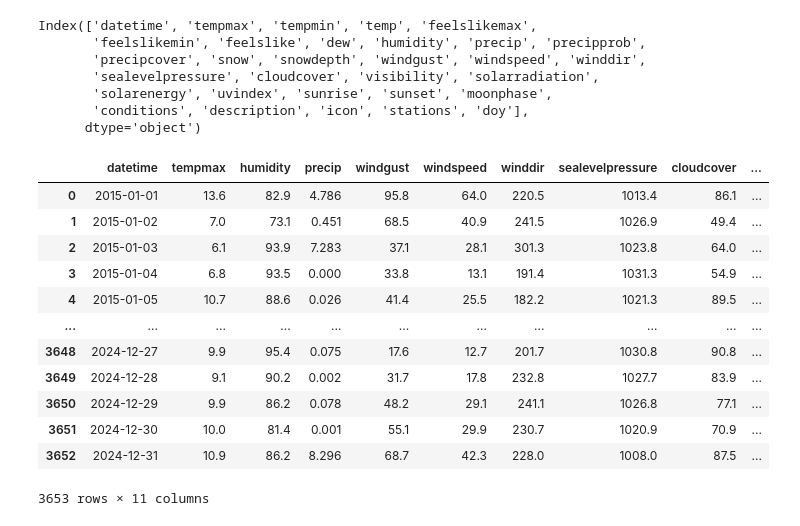
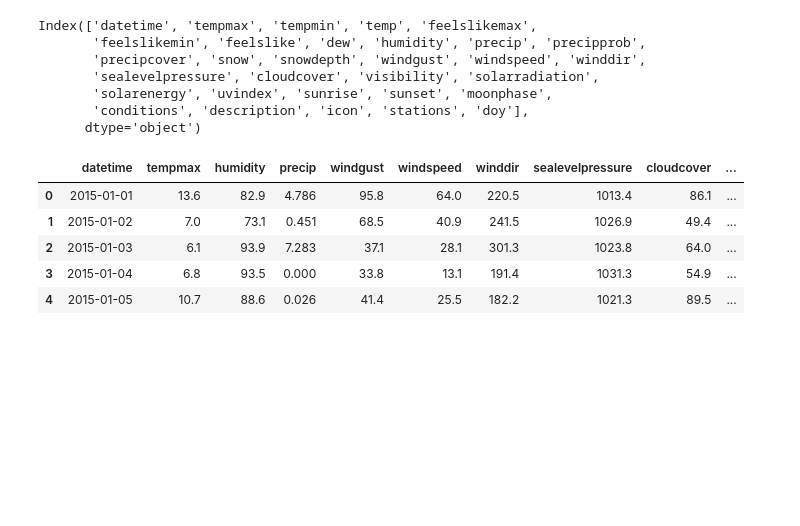
Before and after one commit to eriostre/Solar-Radiation-Forecasting, a Jupyter notebook: Exploratory_data_analysis/feature_selection.ipynb, the cells around one changed output. Drawn from its saved outputs; the diff is of its cells as text; code cells hidden in the pictures; blank space fills up the shorter version.

```diff
--- a/Exploratory_data_analysis/feature_selection.ipynb
+++ b/Exploratory_data_analysis/feature_selection.ipynb
@@ -198,21 +204,14 @@ Index(['datetime', 'tempmax', 'tempmin', 'temp', 'feelslikemax',
 #erasing non-relative features
 df=df.drop(['precipprob','tempmin','temp','feelslikemin', 'feelslike','feelslikemax', 'dew','precipcover', 'snow', 'snowdepth', 'sunrise', 'sunset', 'moonphase','conditions','solarenergy', 'uvindex', 'description', 'icon', 'stations'],axis=1)
 # %%
-df
+df.head()
 # %% [output]
 |  | datetime | tempmax | humidity | precip | windgust | windspeed | winddir | sealevelpressure | cloudcover | ... |
 | 0 | 2015-01-01 | 13.6 | 82.9 | 4.786 | 95.8 | 64.0 | 220.5 | 1013.4 | 86.1 | ... |
 | 1 | 2015-01-02 | 7.0 | 73.1 | 0.451 | 68.5 | 40.9 | 241.5 | 1026.9 | 49.4 | ... |
 | 2 | 2015-01-03 | 6.1 | 93.9 | 7.283 | 37.1 | 28.1 | 301.3 | 1023.8 | 64.0 | ... |
 | 3 | 2015-01-04 | 6.8 | 93.5 | 0.000 | 33.8 | 13.1 | 191.4 | 1031.3 | 54.9 | ... |
 | 4 | 2015-01-05 | 10.7 | 88.6 | 0.026 | 41.4 | 25.5 | 182.2 | 1021.3 | 89.5 | ... |
-| ... | ... | ... | ... | ... | ... | ... | ... | ... | ... | ... |
-| 3648 | 2024-12-27 | 9.9 | 95.4 | 0.075 | 17.6 | 12.7 | 201.7 | 1030.8 | 90.8 | ... |
-| 3649 | 2024-12-28 | 9.1 | 90.2 | 0.002 | 31.7 | 17.8 | 232.8 | 1027.7 | 83.9 | ... |
-| 3650 | 2024-12-29 | 9.9 | 86.2 | 0.078 | 48.2 | 29.1 | 241.1 | 1026.8 | 77.1 | ... |
-| 3651 | 2024-12-30 | 10.0 | 81.4 | 0.001 | 55.1 | 29.9 | 230.7 | 1020.9 | 70.9 | ... |
-| 3652 | 2024-12-31 | 10.9 | 86.2 | 8.296 | 68.7 | 42.3 | 228.0 | 1008.0 | 87.5 | ... |
-3653 rows × 11 columns
 # %%
 # Save DataFrame as a CSV
 df.to_csv("dublin_2015_to_2024_selected.csv", index=False)
```
Also changed, not shown: parts of 1 cell of this notebook.
